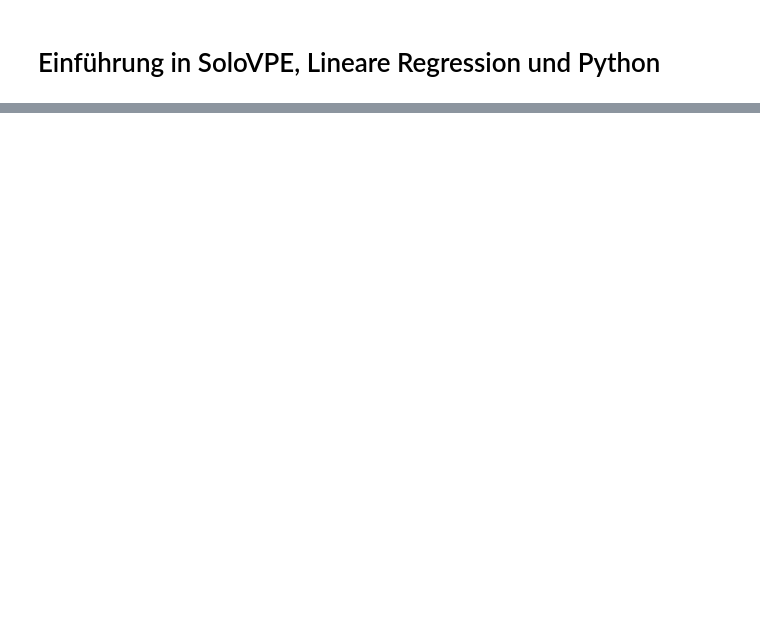
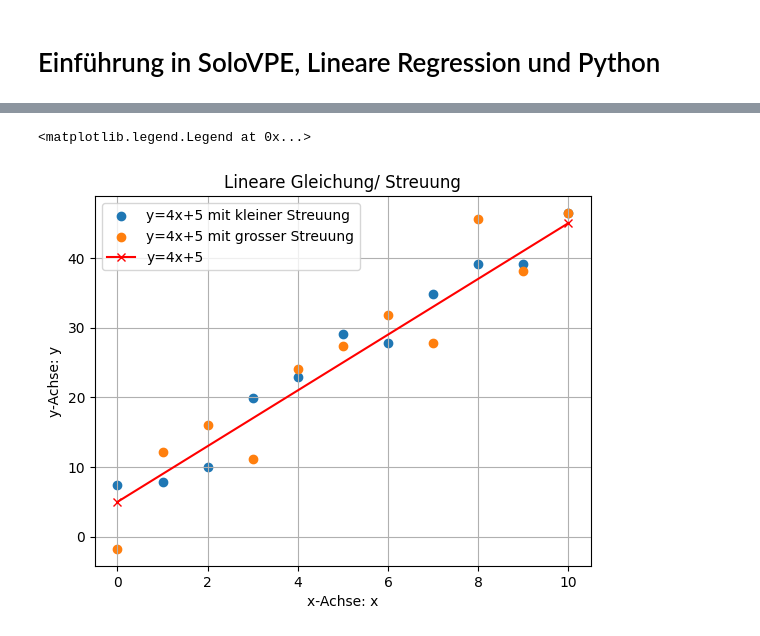
Before and after one commit to r-furger/intro-beer-lambert, a Jupyter notebook: Intro_beer_lambert.ipynb, the cells around one changed output, grey strips where cells are left out. Drawn from its saved outputs; the diff is of its cells as text; code cells hidden in the pictures; blank space fills up the shorter version.

```diff
--- a/Intro_beer_lambert.ipynb
+++ b/Intro_beer_lambert.ipynb
@@ -47,0 +164,11 @@ Text(0.5, 1.0, 'Beer-Lambert Gesetz')
+# %%
+# Berechne die Steigung/ Y-Achsenabschnitt von A4_plus5
+i = 1
+j = 2
+
+
+a = (A4_plus5[i]-A4_plus5[j])/(x[i]-x[j])
+b_0= A4_plus5[0]
+
+print("Steigung A4_plus5 a = " + str(a))
+print("Y-Achsenabschnitt b_0 = " + str(b_0))
@@ -47,0 +231,22 @@ Text(0.5, 1.0, 'Beer-Lambert Gesetz')
+# %%
+# Generiere Messfehler (Zufällige Störung) in A4_plus5
+error_small = [random.gauss(0,3) for i in range(len(A))] # Gauss Verteilung wird benutzt um in unserem Fall mehrere Zufallszahlen zu generieren
+error_large = [random.gauss(0,5) for i in range(len(A))]
+
+A4_plus5_error_small = np.add(A4_plus5,error_small) # Zufallszahlen werden als Messfehler addiert
+A4_plus5_error_large = np.add(A4_plus5,error_large)
+
+# Stelle x,y graphisch dar
+# Beschriftungen
+plt.scatter(x=l,y=A4_plus5_error_small, label="y=4x+5 mit kleiner Streuung")
+plt.scatter(x=l,y=A4_plus5_error_large, label="y=4x+5 mit grosser Streuung")
+plt.ylabel('y-Achse: y')
+plt.xlabel('x-Achse: x')
+plt.title('Lineare Gleichung/ Streuung')
+plt.grid()
+
+plt.plot([l[0],l[len_A-1]],[A4_plus5[0],A4_plus5[len_A-1]], color='r',marker='x', label='y=4x+5')
+plt.legend()
+# %% [output]
+<matplotlib.legend.Legend at 0x...>
+[figure, added]
```
Also changed, not shown: parts of 30 cells of this notebook.
